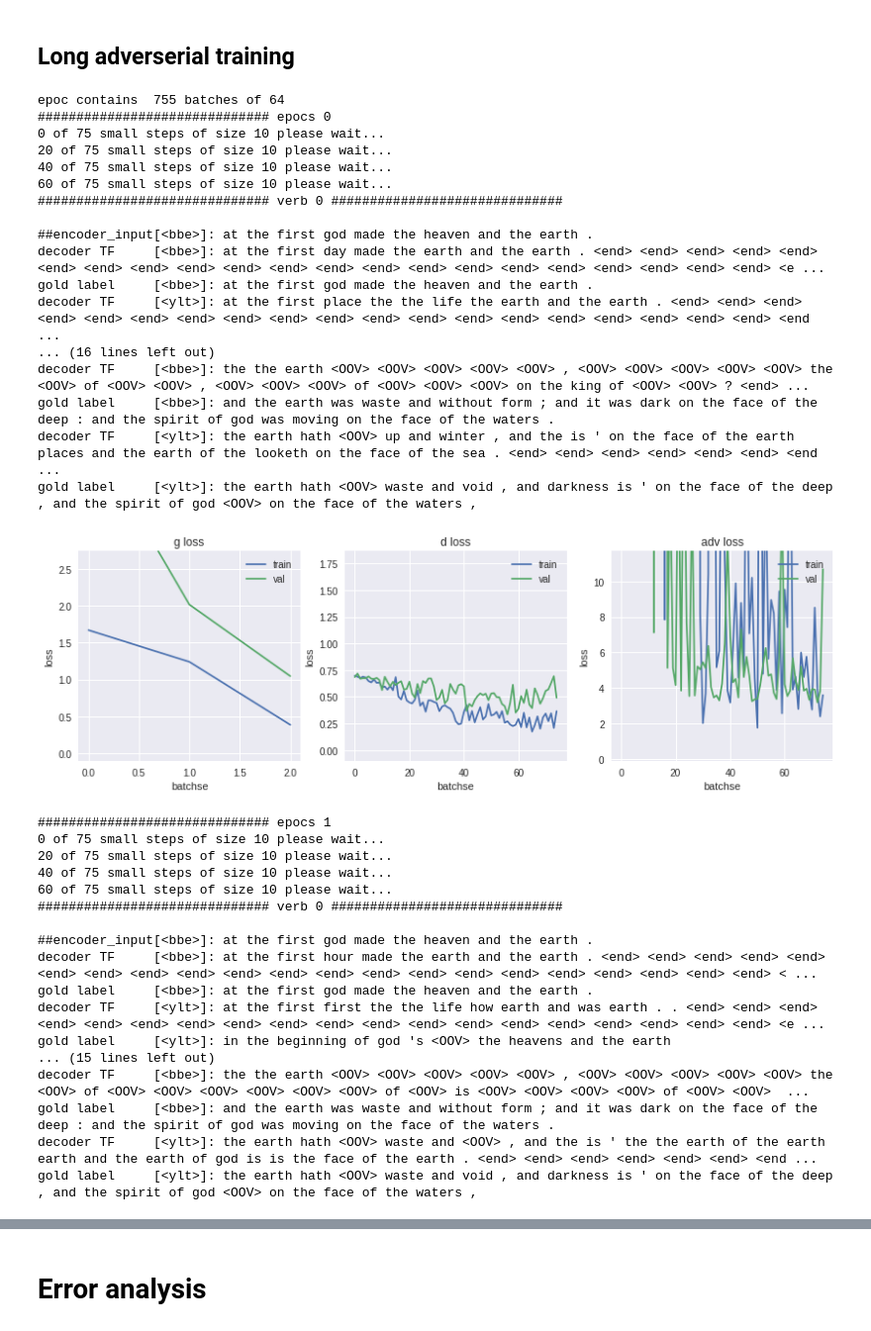
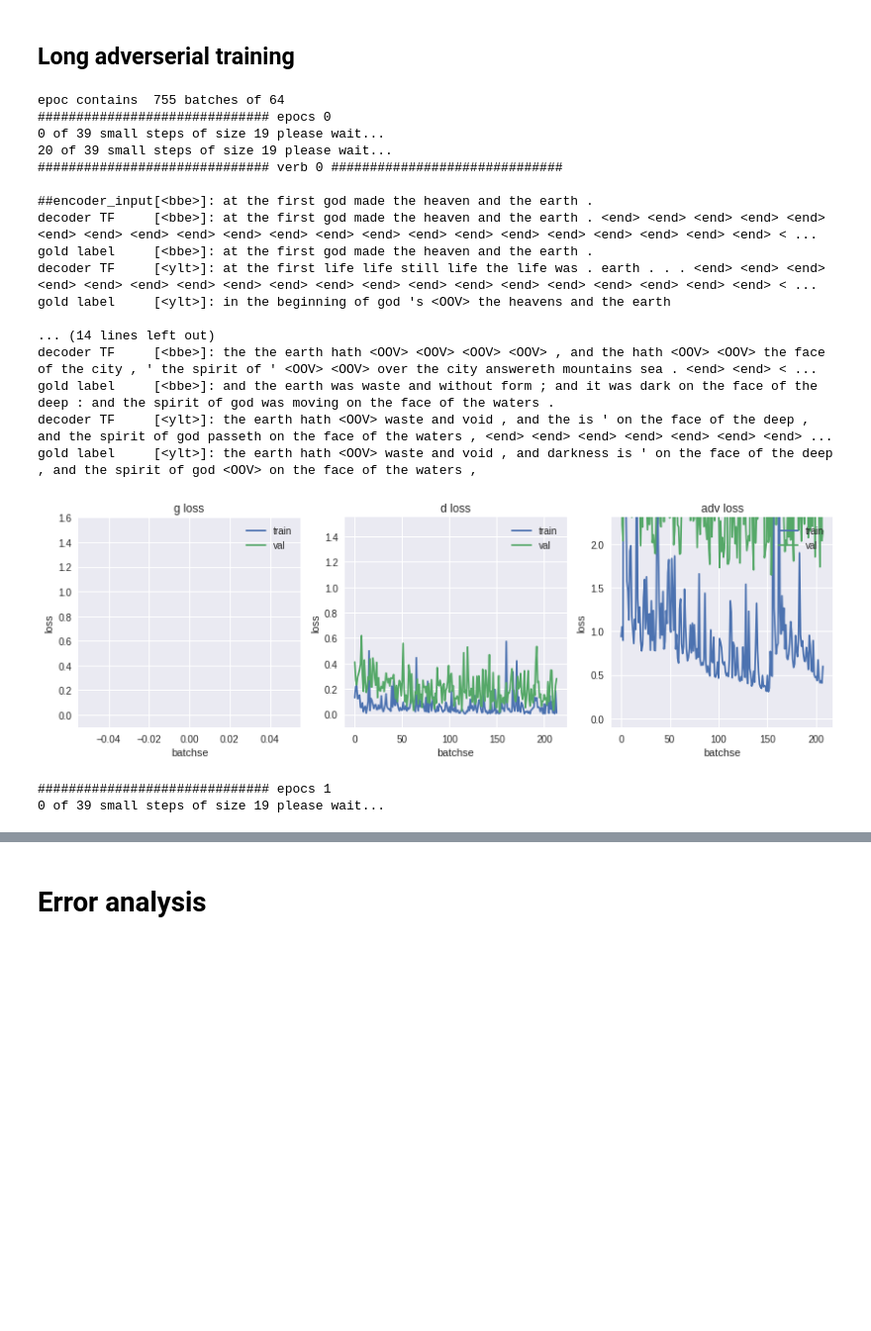
Before and after one commit to assaflehr/language-style-transfer, a Jupyter notebook: notebooks/keras_nlp.ipynb, the cells around one changed output, grey strips where cells are left out. Shown at 99% size. Drawn from its saved outputs; the diff is of its cells as text; code cells hidden in the pictures; blank space fills up the shorter version.

```diff
--- a/notebooks/keras_nlp.ipynb
+++ b/notebooks/keras_nlp.ipynb
@@ -272,7 +278,7 @@ print ('epoc is of',epoc,'of batches',batch_size,'total train_size',train_size)
 
 ######## PRE TRAINING ##########################
 
-load_id=None
+load_id='1kxKYkP0iojqYZ6JY5kNvhdrGSjMTqYMX'
 if load_id:
   pers=Persistency()
   pers.load_weights_from(model.get_models(),model.get_model_names(),folder='from_gdrive/',download_gdrive_id=load_id)
@@ -389,59 +356,48 @@ saving models/models_weights_2018-07-17_18-37-30.zip as id 1_PdK-44BDghnIgQu9ou7
 ## Long adverserial training
 # %%
 print ('epoc contains ',epoc,'batches of', batch_size)
+# 4 epocs of 1/10.  started well, then adv. start to be too-strong
+# then 1/100
 small_steps_d=1
-small_steps_adv=10
+small_steps_adv=19
 
-for e in range(10):
+
+for e in range(30):
   print ('#'*30,'epocs',e)
   for i in range(int(epoc/small_steps_adv)):
-    if i%20 ==0:print (i,'of',int(epoc/small_steps_adv),'small steps of size',small_steps_adv,'please wait... ')
-    #for j in range(10): #train d until it has a reasnbile value. or enough steps passed
+    if i % 20 ==0:print (i,'of',int(epoc/small_steps_adv),'small steps of size',small_steps_adv,'please wait... ')
+
     train_d(model.d,small_steps_d)
-    #  l=loss_history_d.losses['loss'][-1:][0]
-    #  if l<1.0:
-    #    break
+    while loss_history_d.losses['loss'][-1:][0]>0.5:
+      train_d(model.d,small_steps_d)
+
     train_adv(model.g_d,small_steps_adv)
+    while loss_history_d.losses['loss'][-1:][0]>0.3: #maybe less?
+      train_adv(model.g_d,small_steps_adv)
+
   sampler.show_sample(dataset,'train'  ,sample_ids=[0,1],teacher_forcing=True)
   plt_all()
+  if e%10==9:
+    Persistency().save_weights(model.get_models(),model.get_model_names(),save_to_gdrive=True)
 print ('done')
-
-save=False
-if (save):
-  Persistency().save_weights(model.get_models(),model.get_model_names(),save_to_gdrive=False) #not run yet....
 # %% [output]
 epoc contains  755 batches of 64
 ############################## epocs 0
-0 of 75 small steps of size 10 please wait...
-20 of 75 small steps of size 10 please wait...
-40 of 75 small steps of size 10 please wait...
-60 of 75 small steps of size 10 please wait...
+0 of 39 small steps of size 19 please wait...
+20 of 39 small steps of size 19 please wait...
 ############################## verb 0 ##############################
 
 ##encoder_input[<bbe>]: at the first god made the heaven and the earth .
-decoder TF     [<bbe>]: at the first day made the earth and the earth . <end> <end> <end> <end> <end> <end> <end> <end> <end> <end> <end> <end> <end> <end> <end> <end> <end> <end> <end> <end> <end> <e ...
+decoder TF     [<bbe>]: at the first god made the heaven and the earth . <end> <end> <end> <end> <end> <end> <end> <end> <end> <end> <end> <end> <end> <end> <end> <end> <end> <end> <end> <end> <end> < ...
 gold label     [<bbe>]: at the first god made the heaven and the earth .
-decoder TF     [<ylt>]: at the first place the the life the earth and the earth . <end> <end> <end> <end> <end> <end> <end> <end> <end> <end> <end> <end> <end> <end> <end> <end> <end> <end> <end> <end ...
-... (16 lines left out)
-decoder TF     [<bbe>]: the the earth <OOV> <OOV> <OOV> <OOV> <OOV> , <OOV> <OOV> <OOV> <OOV> <OOV> the <OOV> of <OOV> <OOV> , <OOV> <OOV> <OOV> of <OOV> <OOV> <OOV> on the king of <OOV> <OOV> ? <end> ...
+decoder TF     [<ylt>]: at the first life life still life the life was . earth . . . <end> <end> <end> <end> <end> <end> <end> <end> <end> <end> <end> <end> <end> <end> <end> <end> <end> <end> <end> < ...
+gold label     [<ylt>]: in the beginning of god 's <OOV> the heavens and the earth
+
+... (14 lines left out)
+decoder TF     [<bbe>]: the the earth hath <OOV> <OOV> <OOV> <OOV> , and the hath <OOV> <OOV> the face of the city , ' the spirit of ' <OOV> <OOV> over the city answereth mountains sea . <end> <end> < ...
 gold label     [<bbe>]: and the earth was waste and without form ; and it was dark on the face of the deep : and the spirit of god was moving on the face of the waters .
-decoder TF     [<ylt>]: the earth hath <OOV> up and winter , and the is ' on the face of the earth places and the earth of the looketh on the face of the sea . <end> <end> <end> <end> <end> <end> <end ...
+decoder TF     [<ylt>]: the earth hath <OOV> waste and void , and the is ' on the face of the deep , and the spirit of god passeth on the face of the waters , <end> <end> <end> <end> <end> <end> <end> ...
 gold label     [<ylt>]: the earth hath <OOV> waste and void , and darkness is ' on the face of the deep , and the spirit of god <OOV> on the face of the waters ,
-[figure, old version]
+[figure, new version]
 ############################## epocs 1
-0 of 75 small steps of size 10 please wait...
-20 of 75 small steps of size 10 please wait...
-40 of 75 small steps of size 10 please wait...
-60 of 75 small steps of size 10 please wait...
-############################## verb 0 ##############################
-
-##encoder_input[<bbe>]: at the first god made the heaven and the earth .
-decoder TF     [<bbe>]: at the first hour made the earth and the earth . <end> <end> <end> <end> <end> <end> <end> <end> <end> <end> <end> <end> <end> <end> <end> <end> <end> <end> <end> <end> <end> < ...
-gold label     [<bbe>]: at the first god made the heaven and the earth .
-decoder TF     [<ylt>]: at the first first the the life how earth and was earth . . <end> <end> <end> <end> <end> <end> <end> <end> <end> <end> <end> <end> <end> <end> <end> <end> <end> <end> <end> <e ...
-gold label     [<ylt>]: in the beginning of god 's <OOV> the heavens and the earth
-... (15 lines left out)
-decoder TF     [<bbe>]: the the earth <OOV> <OOV> <OOV> <OOV> <OOV> , <OOV> <OOV> <OOV> <OOV> <OOV> the <OOV> of <OOV> <OOV> <OOV> <OOV> <OOV> <OOV> of <OOV> is <OOV> <OOV> <OOV> <OOV> of <OOV> <OOV>  ...
-gold label     [<bbe>]: and the earth was waste and without form ; and it was dark on the face of the deep : and the spirit of god was moving on the face of the waters .
-decoder TF     [<ylt>]: the earth hath <OOV> waste and <OOV> , and the is ' the the earth of the earth earth and the earth of god is is the face of the earth . <end> <end> <end> <end> <end> <end> <end ...
-gold label     [<ylt>]: the earth hath <OOV> waste and void , and darkness is ' on the face of the deep , and the spirit of god <OOV> on the face of the waters ,
+0 of 39 small steps of size 19 please wait...
```
Also changed, not shown: parts of 13 cells of this notebook.
